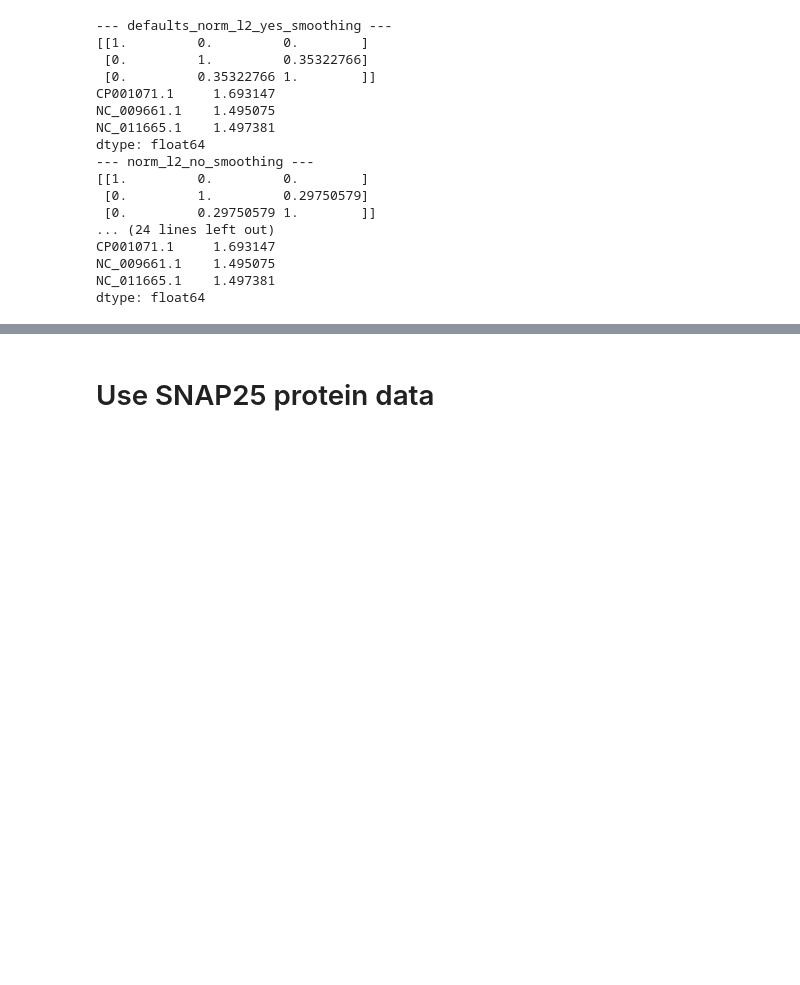
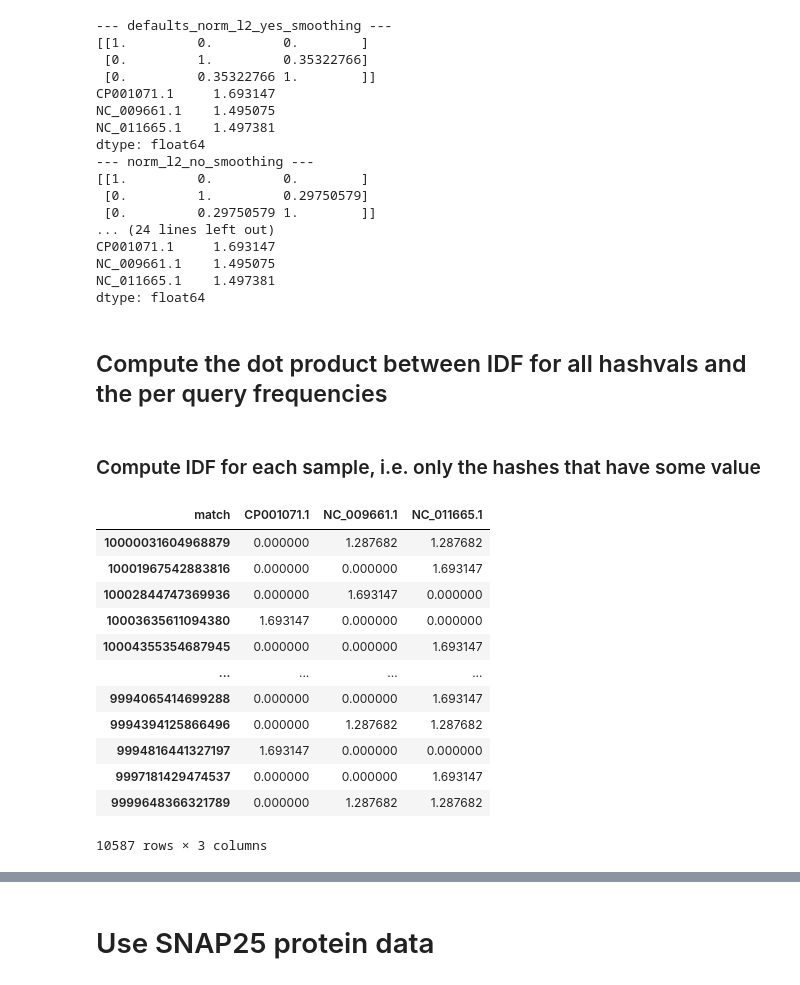
Before and after one commit to seanome/2024-sourmash-branchwater-tf-idf, a Jupyter notebook: notebooks/01-prob_overlap_and_tf-idf.ipynb, the cells around one changed output, grey strips where cells are left out. Saved outputs shown, nothing was run; the diff lists cells and outputs as text; code cells hidden in the pictures; blank space fills up the shorter version.

```diff
--- a/notebooks/01-prob_overlap_and_tf-idf.ipynb
+++ b/notebooks/01-prob_overlap_and_tf-idf.ipynb
@@ -513,3 +514,25 @@ CP001071.1     1.693147
 NC_009661.1    1.495075
 NC_011665.1    1.497381
 dtype: float64
+# %% [markdown]
+## Compute the dot product between IDF for all hashvals and the per query frequencies
+# %% [markdown]
+### Compute IDF for each sample, i.e. only the hashes that have some value
+# %%
+idf_smooth_per_sample = query_frequencies[query_frequencies == 0].copy()
+idf_smooth_per_sample = idf_smooth_per_sample.apply(lambda x: x.fillna(idf_smooth))
+idf_smooth_per_sample
+# %% [output]
+| match | CP001071.1 | NC_009661.1 | NC_011665.1 |
+| 10000031604968879 | 0.000000 | 1.287682 | 1.287682 |
+| 10001967542883816 | 0.000000 | 0.000000 | 1.693147 |
+| 10002844747369936 | 0.000000 | 1.693147 | 0.000000 |
+| 10003635611094380 | 1.693147 | 0.000000 | 0.000000 |
+| 10004355354687945 | 0.000000 | 0.000000 | 1.693147 |
+| ... | ... | ... | ... |
+| 9994065414699288 | 0.000000 | 0.000000 | 1.693147 |
+| 9994394125866496 | 0.000000 | 1.287682 | 1.287682 |
+| 9994816441327197 | 1.693147 | 0.000000 | 0.000000 |
+| 9997181429474537 | 0.000000 | 0.000000 | 1.693147 |
+| 9999648366321789 | 0.000000 | 1.287682 | 1.287682 |
+10587 rows × 3 columns
```
Also changed, not shown: parts of 8 cells of this notebook.
